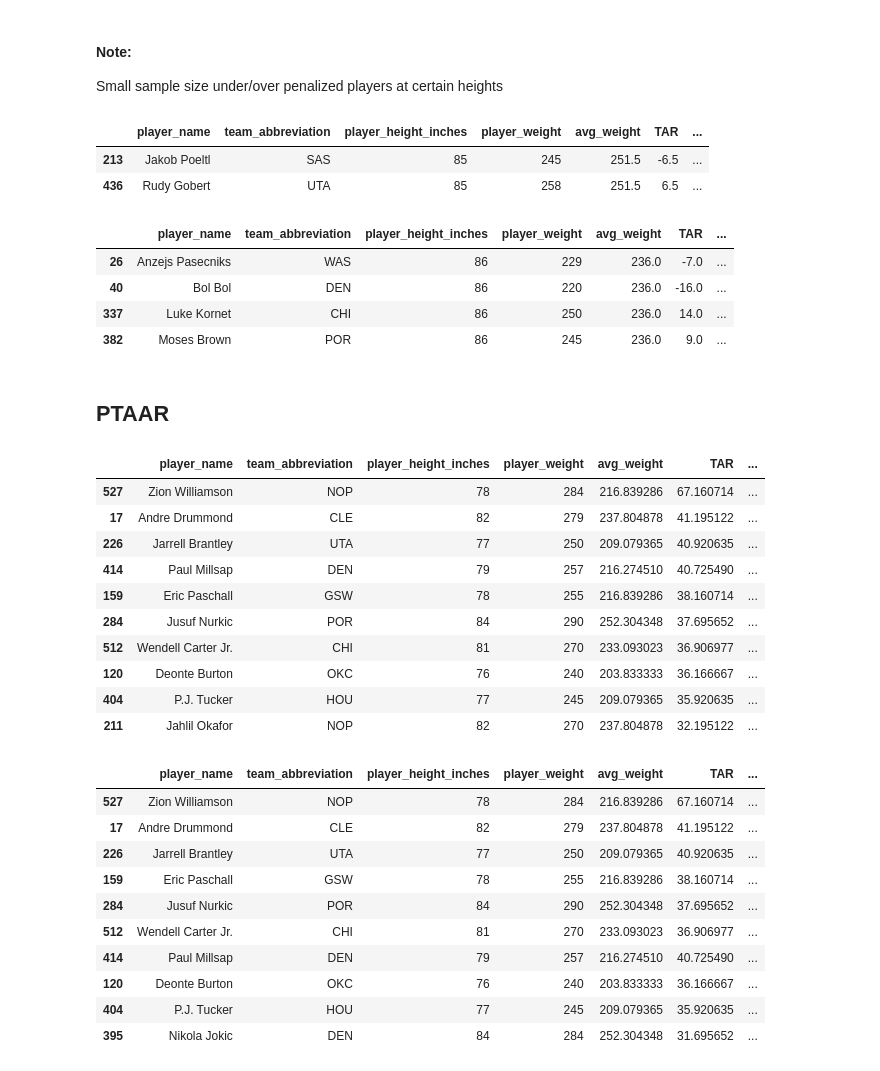
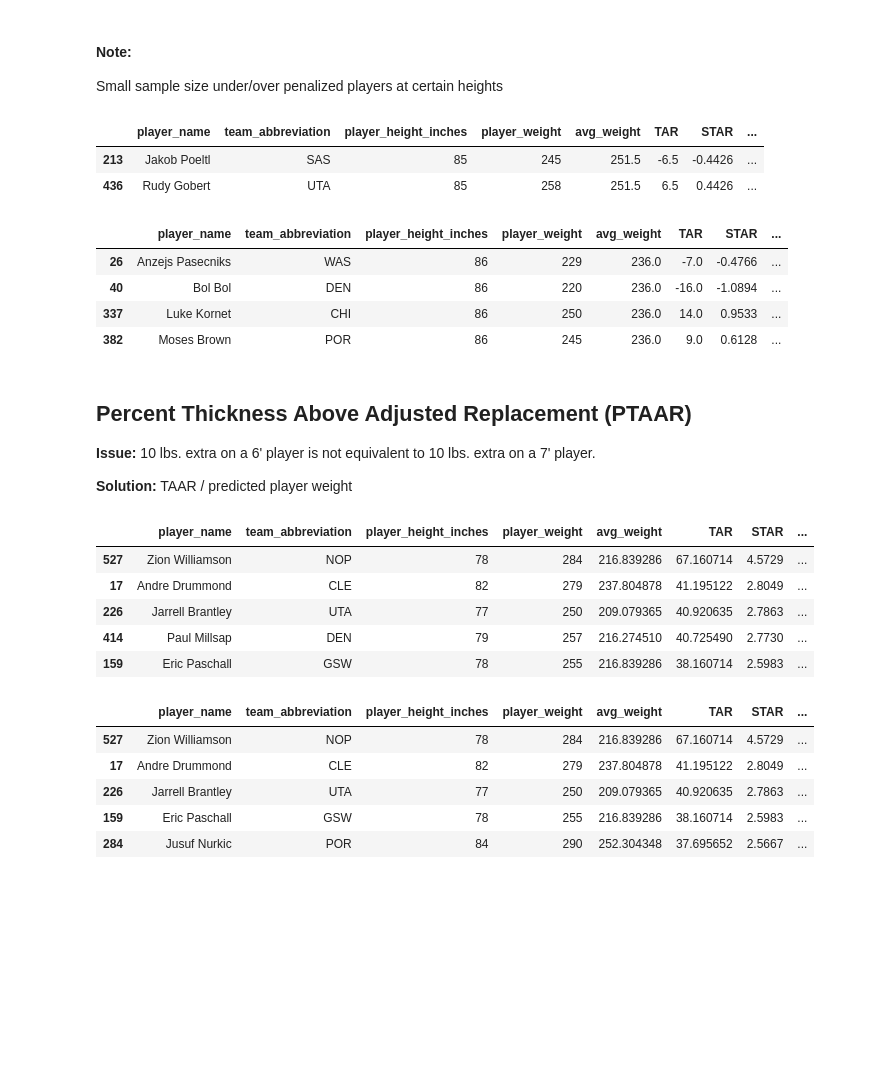
Before and after one commit to wplam107/nba_player_pos, a Jupyter notebook: notebooks/t_measures.ipynb, the cells around one changed output. Cells and saved outputs as stored; diff of their text form; code cells hidden in the pictures; blank space fills up the shorter version.

```diff
--- a/notebooks/t_measures.ipynb
+++ b/notebooks/t_measures.ipynb
@@ -49 +53,5 @@ df['TAR'] = df['player_weight'] - df['avg_weight']
+# %%
+scaler = StandardScaler()
+star = np.array(df['TAR']).reshape((-1,1))
+df['STAR'] = np.round(scaler.fit_transform(star), 4)
 # %% [markdown]
@@ -64,8 +72,8 @@ y = df['player_weight']
 # Simple linear model of weight as a function of height
 model = LinearRegression().fit(x, y)
 # %%
-preds = model.predict(h_range)
-plt.plot(h_range, preds)
+l_preds = model.predict(h_range)
+plt.plot(h_range, l_preds)
 plt.title('Standard Linear Regression')
 plt.show()
 # %% [output]
@@ -78,5 +86,5 @@ X = transformer.fit_transform(x)
 model = LinearRegression().fit(X, y)
 # %%
 X_ = transformer.transform(h_range.reshape((-1,1)))
-preds = model.predict(X_)
+p_preds = model.predict(X_)
 # %%
@@ -121,47 +129,40 @@ Small sample size under/over penalized players at certain heights
 # %%
 df.loc[df['player_height_inches'] == 85]
 # %% [output]
-|  | player_name | team_abbreviation | player_height_inches | player_weight | avg_weight | TAR | ... |
-| 213 | Jakob Poeltl | SAS | 85 | 245 | 251.5 | -6.5 | ... |
-| 436 | Rudy Gobert | UTA | 85 | 258 | 251.5 | 6.5 | ... |
+|  | player_name | team_abbreviation | player_height_inches | player_weight | avg_weight | TAR | STAR | ... |
+| 213 | Jakob Poeltl | SAS | 85 | 245 | 251.5 | -6.5 | -0.4426 | ... |
+| 436 | Rudy Gobert | UTA | 85 | 258 | 251.5 | 6.5 | 0.4426 | ... |
 # %%
 df.loc[df['player_height_inches'] == 86]
 # %% [output]
-|  | player_name | team_abbreviation | player_height_inches | player_weight | avg_weight | TAR | ... |
-| 26 | Anzejs Pasecniks | WAS | 86 | 229 | 236.0 | -7.0 | ... |
-| 40 | Bol Bol | DEN | 86 | 220 | 236.0 | -16.0 | ... |
-| 337 | Luke Kornet | CHI | 86 | 250 | 236.0 | 14.0 | ... |
-| 382 | Moses Brown | POR | 86 | 245 | 236.0 | 9.0 | ... |
+|  | player_name | team_abbreviation | player_height_inches | player_weight | avg_weight | TAR | STAR | ... |
+| 26 | Anzejs Pasecniks | WAS | 86 | 229 | 236.0 | -7.0 | -0.4766 | ... |
+| 40 | Bol Bol | DEN | 86 | 220 | 236.0 | -16.0 | -1.0894 | ... |
+| 337 | Luke Kornet | CHI | 86 | 250 | 236.0 | 14.0 | 0.9533 | ... |
+| 382 | Moses Brown | POR | 86 | 245 | 236.0 | 9.0 | 0.6128 | ... |
-# %% [markdown]
-## PTAAR
+# %% [markdown]
+## Percent Thickness Above Adjusted Replacement (PTAAR)
+**Issue:** 10 lbs. extra on a 6' player is not equivalent to 10 lbs. extra on a 7' player.
+
+**Solution:** TAAR / predicted player weight
 # %%
 df['PTAAR'] = df['TAAR'] / df['predicted_weight']
 # %%
-df.sort_values('TAR', ascending=False).head(10)
+df.sort_values('TAR', ascending=False).head()
 # %% [output]
-|  | player_name | team_abbreviation | player_height_inches | player_weight | avg_weight | TAR | ... |
-| 527 | Zion Williamson | NOP | 78 | 284 | 216.839286 | 67.160714 | ... |
-| 17 | Andre Drummond | CLE | 82 | 279 | 237.804878 | 41.195122 | ... |
-| 226 | Jarrell Brantley | UTA | 77 | 250 | 209.079365 | 40.920635 | ... |
-| 414 | Paul Millsap | DEN | 79 | 257 | 216.274510 | 40.725490 | ... |
-| 159 | Eric Paschall | GSW | 78 | 255 | 216.839286 | 38.160714 | ... |
-| 284 | Jusuf Nurkic | POR | 84 | 290 | 252.304348 | 37.695652 | ... |
-| 512 | Wendell Carter Jr. | CHI | 81 | 270 | 233.093023 | 36.906977 | ... |
-| 120 | Deonte Burton | OKC | 76 | 240 | 203.833333 | 36.166667 | ... |
-| 404 | P.J. Tucker | HOU | 77 | 245 | 209.079365 | 35.920635 | ... |
-| 211 | Jahlil Okafor | NOP | 82 | 270 | 237.804878 | 32.195122 | ... |
+|  | player_name | team_abbreviation | player_height_inches | player_weight | avg_weight | TAR | STAR | ... |
+| 527 | Zion Williamson | NOP | 78 | 284 | 216.839286 | 67.160714 | 4.5729 | ... |
+| 17 | Andre Drummond | CLE | 82 | 279 | 237.804878 | 41.195122 | 2.8049 | ... |
+| 226 | Jarrell Brantley | UTA | 77 | 250 | 209.079365 | 40.920635 | 2.7863 | ... |
+| 414 | Paul Millsap | DEN | 79 | 257 | 216.274510 | 40.725490 | 2.7730 | ... |
+| 159 | Eric Paschall | GSW | 78 | 255 | 216.839286 | 38.160714 | 2.5983 | ... |
 # %%
-df.sort_values('TAAR', ascending=False).head(10)
+df.sort_values('TAAR', ascending=False).head()
 # %% [output]
-|  | player_name | team_abbreviation | player_height_inches | player_weight | avg_weight | TAR | ... |
-| 527 | Zion Williamson | NOP | 78 | 284 | 216.839286 | 67.160714 | ... |
-| 17 | Andre Drummond | CLE | 82 | 279 | 237.804878 | 41.195122 | ... |
-| 226 | Jarrell Brantley | UTA | 77 | 250 | 209.079365 | 40.920635 | ... |
-| 159 | Eric Paschall | GSW | 78 | 255 | 216.839286 | 38.160714 | ... |
-| 284 | Jusuf Nurkic | POR | 84 | 290 | 252.304348 | 37.695652 | ... |
-| 512 | Wendell Carter Jr. | CHI | 81 | 270 | 233.093023 | 36.906977 | ... |
-| 414 | Paul Millsap | DEN | 79 | 257 | 216.274510 | 40.725490 | ... |
-| 120 | Deonte Burton | OKC | 76 | 240 | 203.833333 | 36.166667 | ... |
-| 404 | P.J. Tucker | HOU | 77 | 245 | 209.079365 | 35.920635 | ... |
-| 395 | Nikola Jokic | DEN | 84 | 284 | 252.304348 | 31.695652 | ... |
+|  | player_name | team_abbreviation | player_height_inches | player_weight | avg_weight | TAR | STAR | ... |
+| 527 | Zion Williamson | NOP | 78 | 284 | 216.839286 | 67.160714 | 4.5729 | ... |
+| 17 | Andre Drummond | CLE | 82 | 279 | 237.804878 | 41.195122 | 2.8049 | ... |
+| 226 | Jarrell Brantley | UTA | 77 | 250 | 209.079365 | 40.920635 | 2.7863 | ... |
+| 159 | Eric Paschall | GSW | 78 | 255 | 216.839286 | 38.160714 | 2.5983 | ... |
+| 284 | Jusuf Nurkic | POR | 84 | 290 | 252.304348 | 37.695652 | 2.5667 | ... |
 # %%
```
Also changed, not shown: parts of 32 cells of this notebook.
